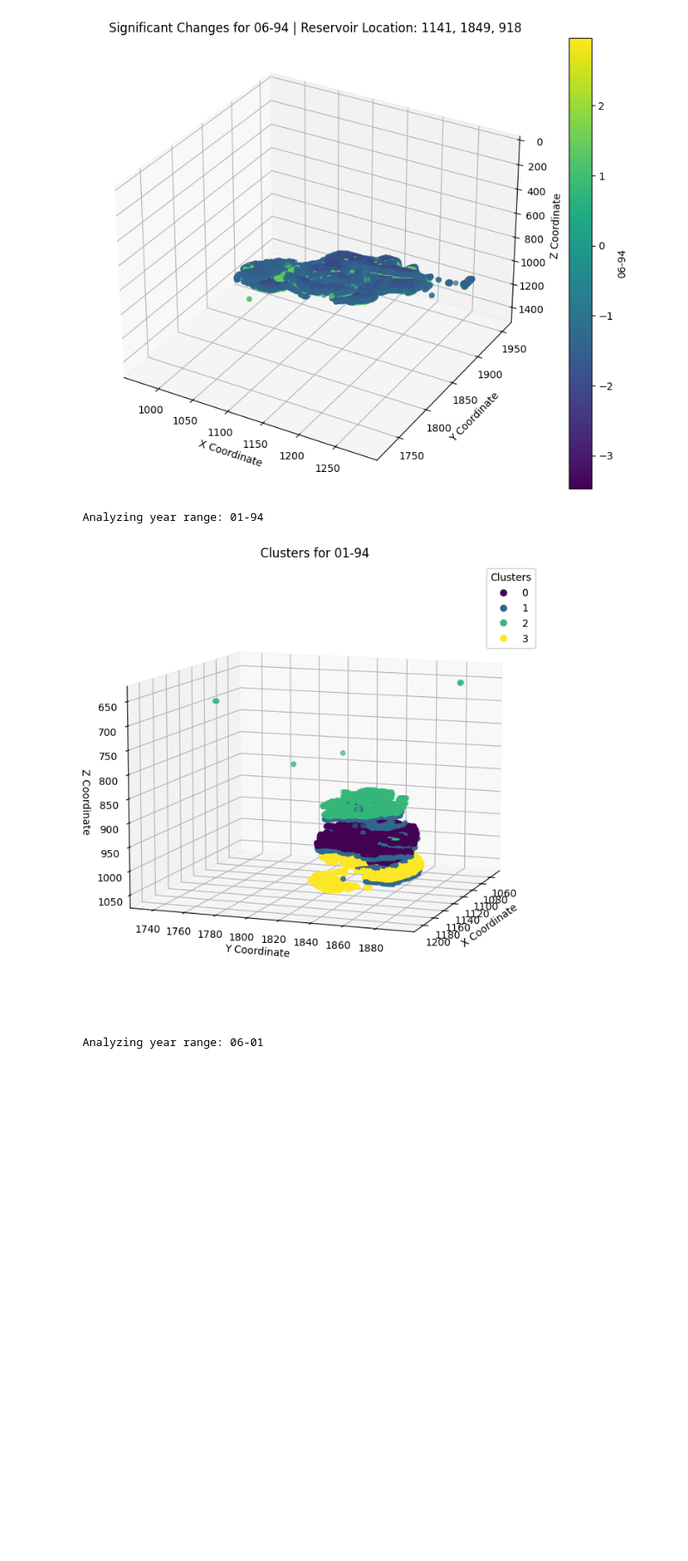
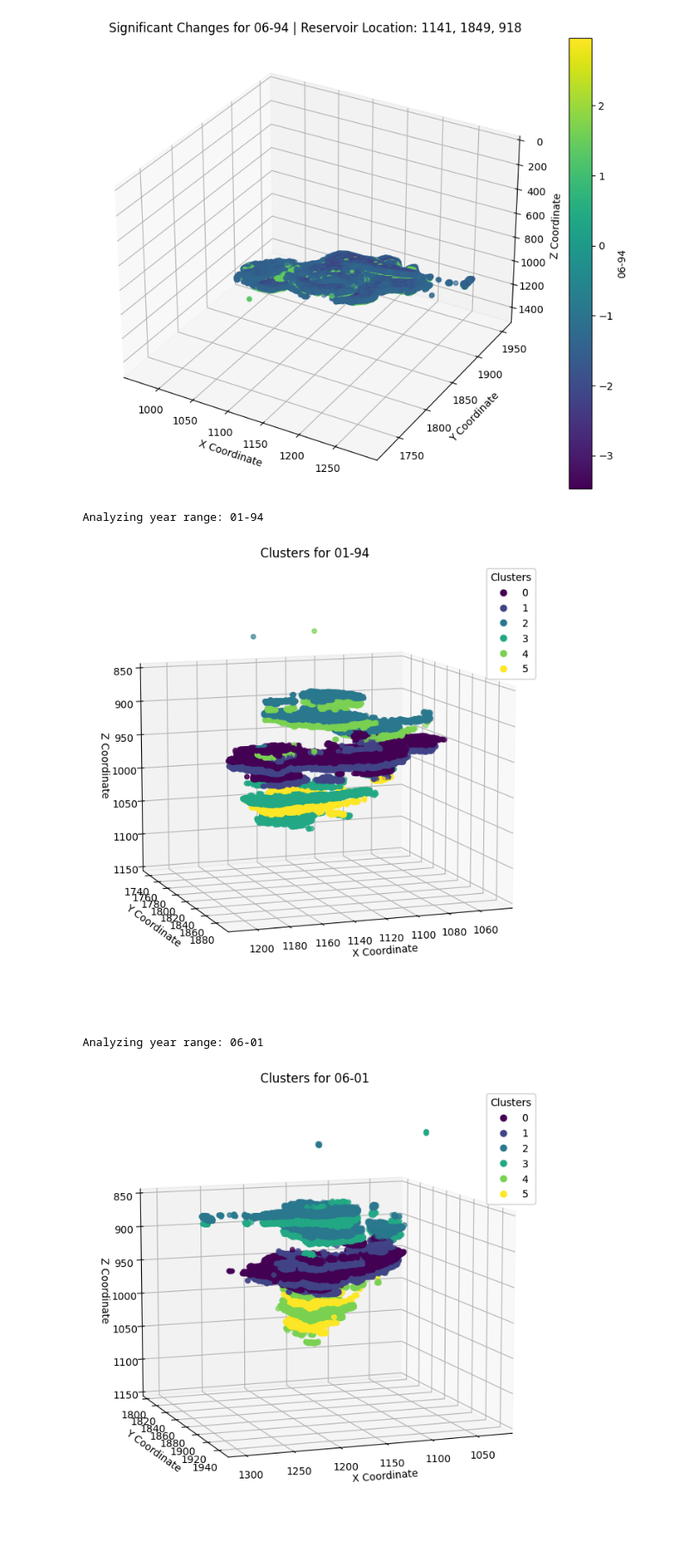
Before and after one commit to acse-ho823/HWH_CGG, a Jupyter notebook: clean copy.ipynb, the cells around one changed output. Shown at 86% size. Saved outputs shown, nothing was run; the diff lists cells and outputs as text; code cells hidden in the pictures; blank space fills up the shorter version.

```diff
--- a/clean copy.ipynb
+++ b/clean copy.ipynb
@@ -106,38 +106,40 @@ for year_range in ['01-94', '06-01', '06-94']:
     significant_changes_scaled = scaler.fit_transform(significant_changes[['z', year_range]])
 
     # Cluster the data using k-means
-    kmeans_optimal = KMeans(n_clusters=4, init='k-means++', random_state=2)
+    n_clusters = 6
+    kmeans_optimal = KMeans(n_clusters=n_clusters, init='k-means++', random_state=2)
     clusters = kmeans_optimal.fit_predict(significant_changes_scaled)
 
     # Add the cluster assignment back to the significant_changes DataFrame
     significant_changes['Cluster'] = clusters
 
     # Initialize figure for plotting
     fig = plt.figure(figsize=(12, 8))
     ax = fig.add_subplot(111, projection='3d')
 
     # Scatter plot for different clusters
     scatter = ax.scatter(significant_changes['x'], significant_changes['y'], significant_changes['z'],
                          c=significant_changes['Cluster'], cmap='viridis', marker='o')
 
     # Customize the plot
     ax.set_title(f'Clusters for {year_range}')
     ax.set_xlabel('X Coordinate')
     ax.set_ylabel('Y Coordinate')
     ax.set_zlabel('Z Coordinate')
 
     # # Set the axes limits
     # ax.set_xlim(full_data['x'].min(), full_data['x'].max())
     # ax.set_ylim(full_data['y'].min(), full_data['y'].max())
-    # ax.set_zlim(full_data['z'].min(), full_data['z'].max())
+    ax.set_zlim(850, 1150)
     ax.invert_zaxis()
 
     # Add a legend for clusters
     legend1 = ax.legend(*scatter.legend_elements(), loc="upper right", title="Clusters")
     ax.add_artist(legend1)
-    ax.view_init(elev=10, azim=20)
+    ax.view_init(elev=10, azim=70)
     plt.show()
 # %% [output]
 Analyzing year range: 01-94
-[figure, old version]
+[figure, new version]
 Analyzing year range: 06-01
+[figure, added]
```
Also changed, not shown: parts of 1 cell of this notebook.
